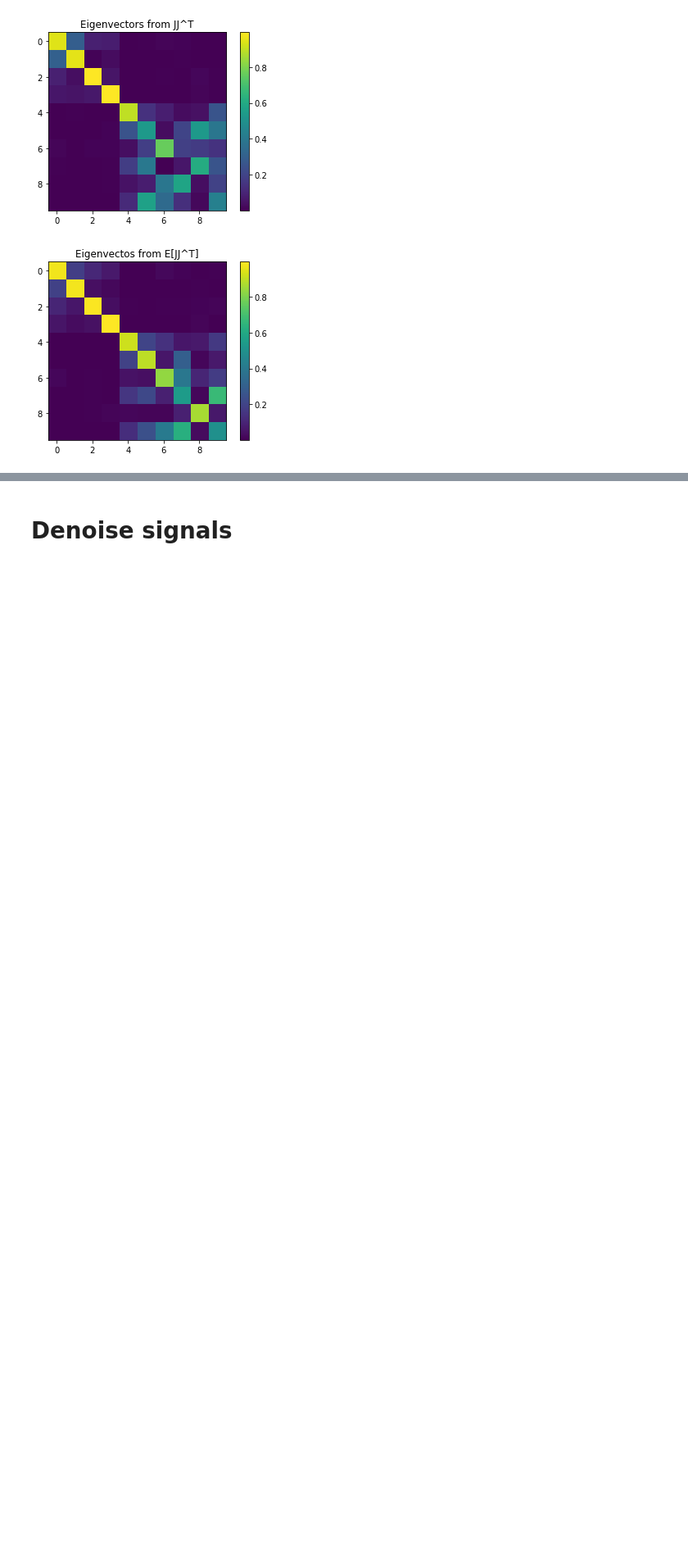
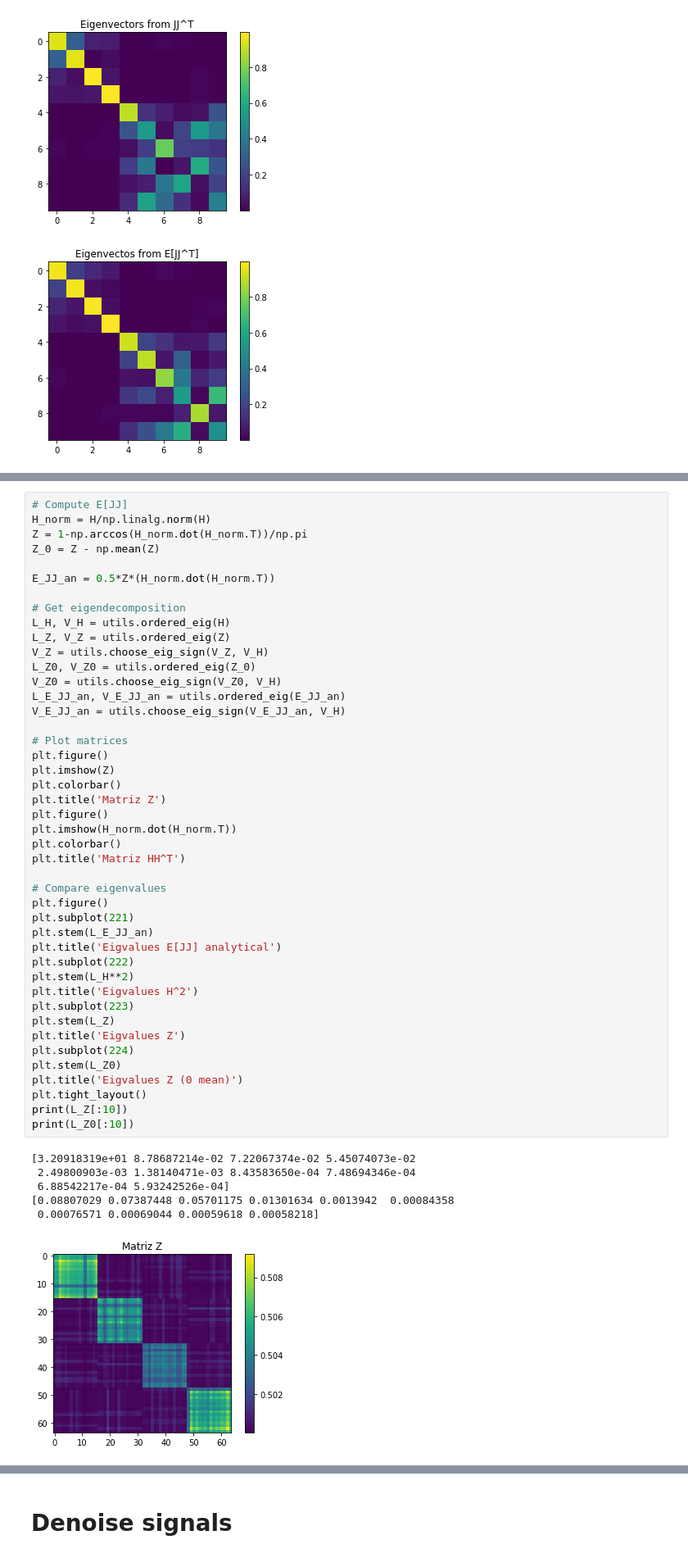
Before and after one commit to reysam93/Graph_Deep_Decoder, a Jupyter notebook: 2Layer_Decoder_Exps/analyzing_jacobian.ipynb, the cells around one changed output, grey strips where cells are left out. Shown at 82% size. Cells and saved outputs as stored; diff of their text form; blank space fills up the shorter version.

```diff
--- a/2Layer_Decoder_Exps/analyzing_jacobian.ipynb
+++ b/2Layer_Decoder_Exps/analyzing_jacobian.ipynb
@@ -284,0 +274,51 @@ Exp error: 0.009845995479227113
+# %%
+# Compute E[JJ]
+H_norm = H/np.linalg.norm(H)
+Z = 1-np.arccos(H_norm.dot(H_norm.T))/np.pi
+Z_0 = Z - np.mean(Z)
+
+E_JJ_an = 0.5*Z*(H_norm.dot(H_norm.T))
+
+# Get eigendecomposition
+L_H, V_H = utils.ordered_eig(H)
+L_Z, V_Z = utils.ordered_eig(Z)
+V_Z = utils.choose_eig_sign(V_Z, V_H)
+L_Z0, V_Z0 = utils.ordered_eig(Z_0)
+V_Z0 = utils.choose_eig_sign(V_Z0, V_H)
+L_E_JJ_an, V_E_JJ_an = utils.ordered_eig(E_JJ_an)
+V_E_JJ_an = utils.choose_eig_sign(V_E_JJ_an, V_H)
+
+# Plot matrices
+plt.figure()
+plt.imshow(Z)
+plt.colorbar()
+plt.title('Matriz Z')
+plt.figure()
+plt.imshow(H_norm.dot(H_norm.T))
+plt.colorbar()
+plt.title('Matriz HH^T')
+
+# Compare eigenvalues
+plt.figure()
+plt.subplot(221)
+plt.stem(L_E_JJ_an)
+plt.title('Eigvalues E[JJ] analytical')
+plt.subplot(222)
+plt.stem(L_H**2)
+plt.title('Eigvalues H^2')
+plt.subplot(223)
+plt.stem(L_Z)
+plt.title('Eigvalues Z')
+plt.subplot(224)
+plt.stem(L_Z0)
+plt.title('Eigvalues Z (0 mean)')
+plt.tight_layout()
+print(L_Z[:10])
+print(L_Z0[:10])
+# %% [output]
+[3.20918319e+01 8.78687214e-02 7.22067374e-02 5.45074073e-02
+ 2.49800903e-03 1.38140471e-03 8.43583650e-04 7.48694346e-04
+ 6.88542217e-04 5.93242526e-04]
+[0.08807029 0.07387448 0.05701175 0.01301634 0.0013942  0.00084358
+ 0.00076571 0.00069044 0.00059618 0.00058218]
+[figure, added]
```
Also changed, not shown: parts of 16 cells of this notebook, 1 other file.
